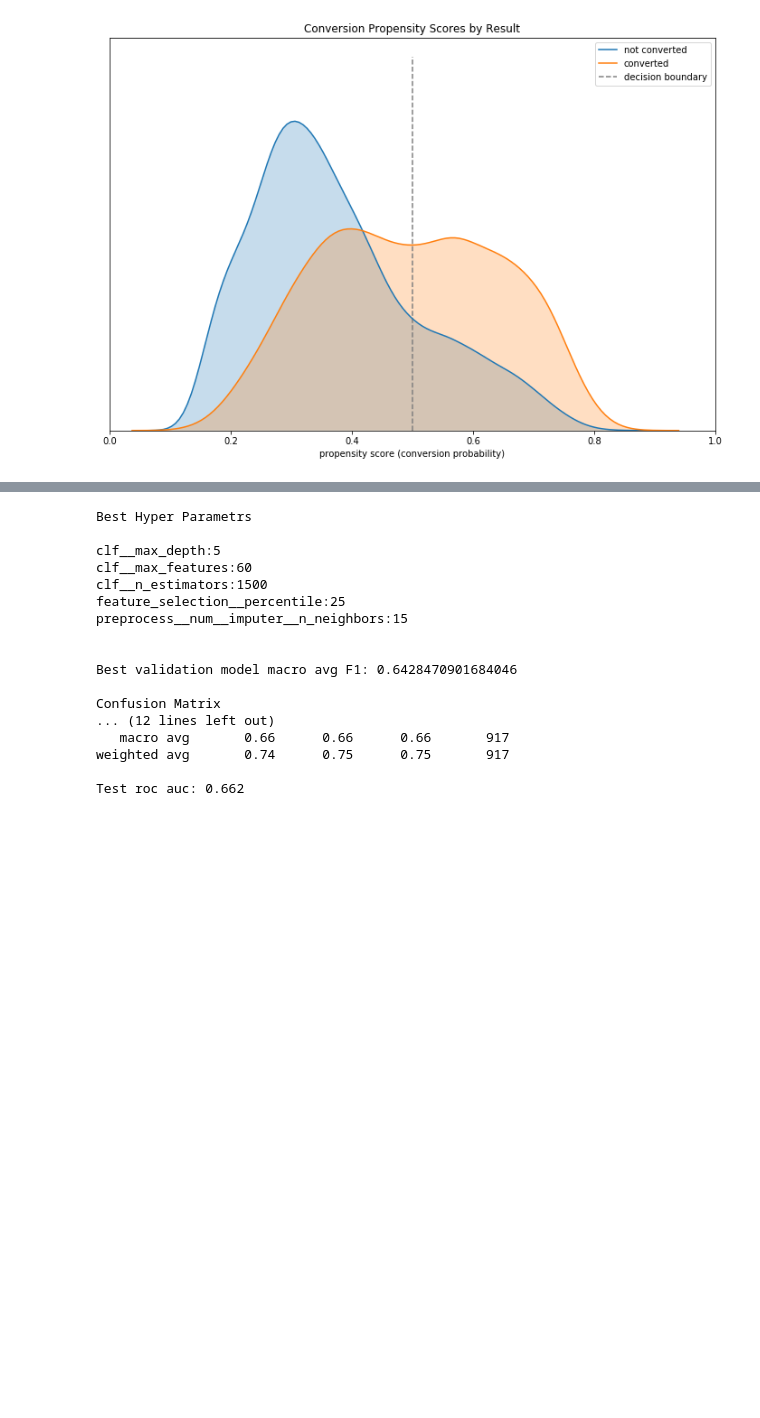
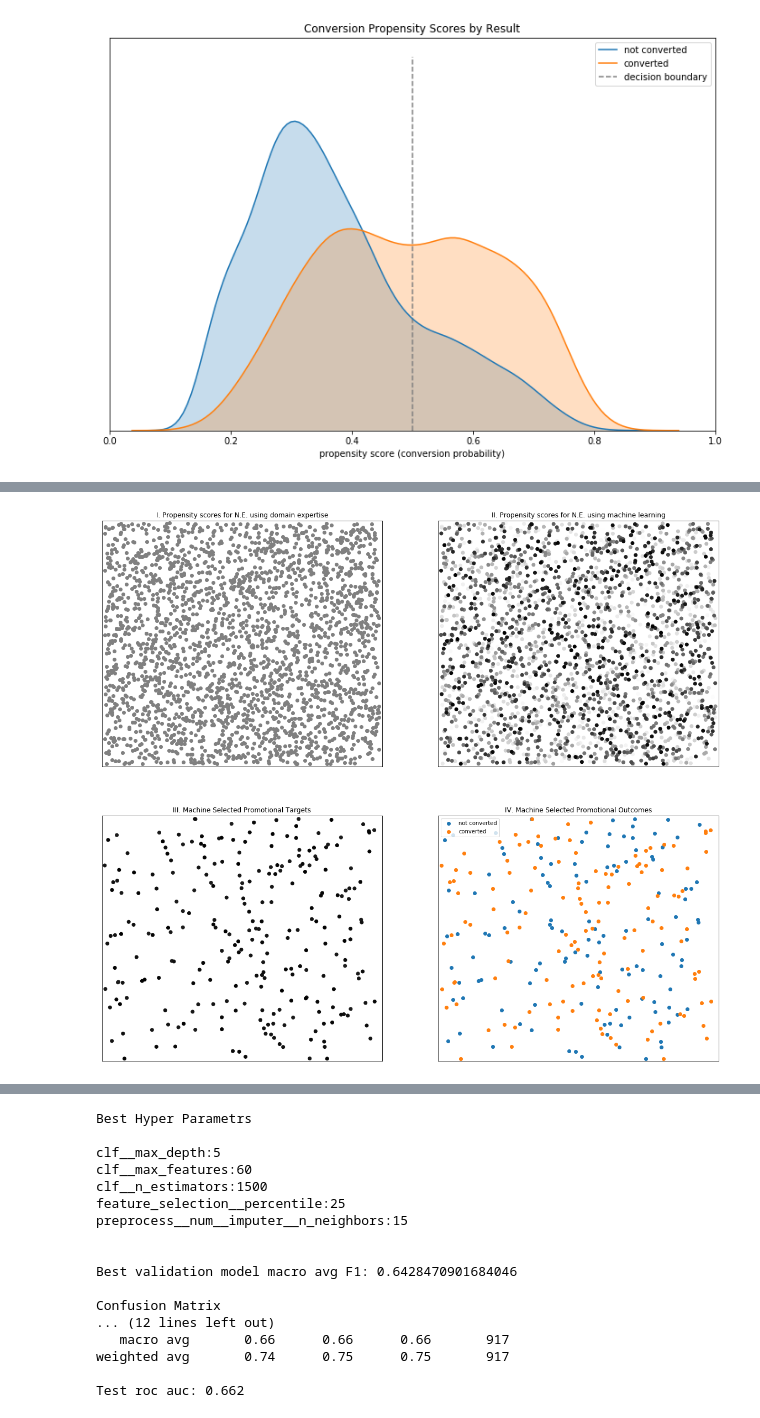
Before and after one commit to TonyBlonigan/marketing_campaign_optimization, a Jupyter notebook: presentation.ipynb, the cells around one changed output, grey strips where cells are left out. Cells and saved outputs as stored; diff of their text form; code cells hidden in the pictures; blank space fills up the shorter version.

```diff
--- a/presentation.ipynb
+++ b/presentation.ipynb
@@ -470,0 +474,40 @@ plt.show()
+# %%
+# plot future scoring illustration
+fig, ax = plt.subplots(2, 2, figsize=(20, 18))
+ax[0, 0].scatter(p[idx_shuffled], y_loc, color='grey')
+ax[0, 1].scatter(p[idx_shuffled], y_loc, c=p, cmap='Greys')
+# create budget showing only high scoring observations
+msk_budget = p >= .9
+
+# add zero probability obs to end so that the color scale is the same
+x_filtered = p[idx_shuffled][msk_budget]
+x_filtered = np.concatenate((np.array([9]), x_filtered))
+
+y_filtered = y_loc[msk_budget]
+y_filtered = np.concatenate((np.array([9]), y_filtered))
+
+p_filtered = p[msk_budget]
+p_filtered = np.concatenate((np.array([0]), p_filtered))
+
+
+ax[1, 0].scatter(x_filtered, y_filtered, c=p_filtered, cmap='Greys')
+
+msk_converted = np.random.choice([False, True], len(y_filtered), p=[.5, .5])
+
+ax[1, 1].scatter(x_filtered[~msk_converted], y_filtered[~msk_converted], color='C0', label='not converted')
+ax[1, 1].scatter(x_filtered[msk_converted], y_filtered[msk_converted], color='C1', label='converted')
+
+for i in range(2):
+    for j in range(2):
+        ax[i, j].get_xaxis().set_visible(False)
+        ax[i, j].get_yaxis().set_visible(False)
+        ax[i, j].set_xlim(-.01, 1.01)
+        ax[i, j].set_ylim(-.01, 1.01)
+ax[0, 0].set_title('I. Propensity scores for N.E. using domain expertise')
+ax[0, 1].set_title('II. Propensity scores for N.E. using machine learning')
+ax[1, 0].set_title('III. Machine Selected Promotional Targets')
+ax[1, 1].set_title('IV. Machine Selected Promotional Outcomes')
+ax[1, 1].legend()
+plt.show()
+# %% [output]
+[figure, added]
```
Also changed, not shown: parts of 8 cells of this notebook.
